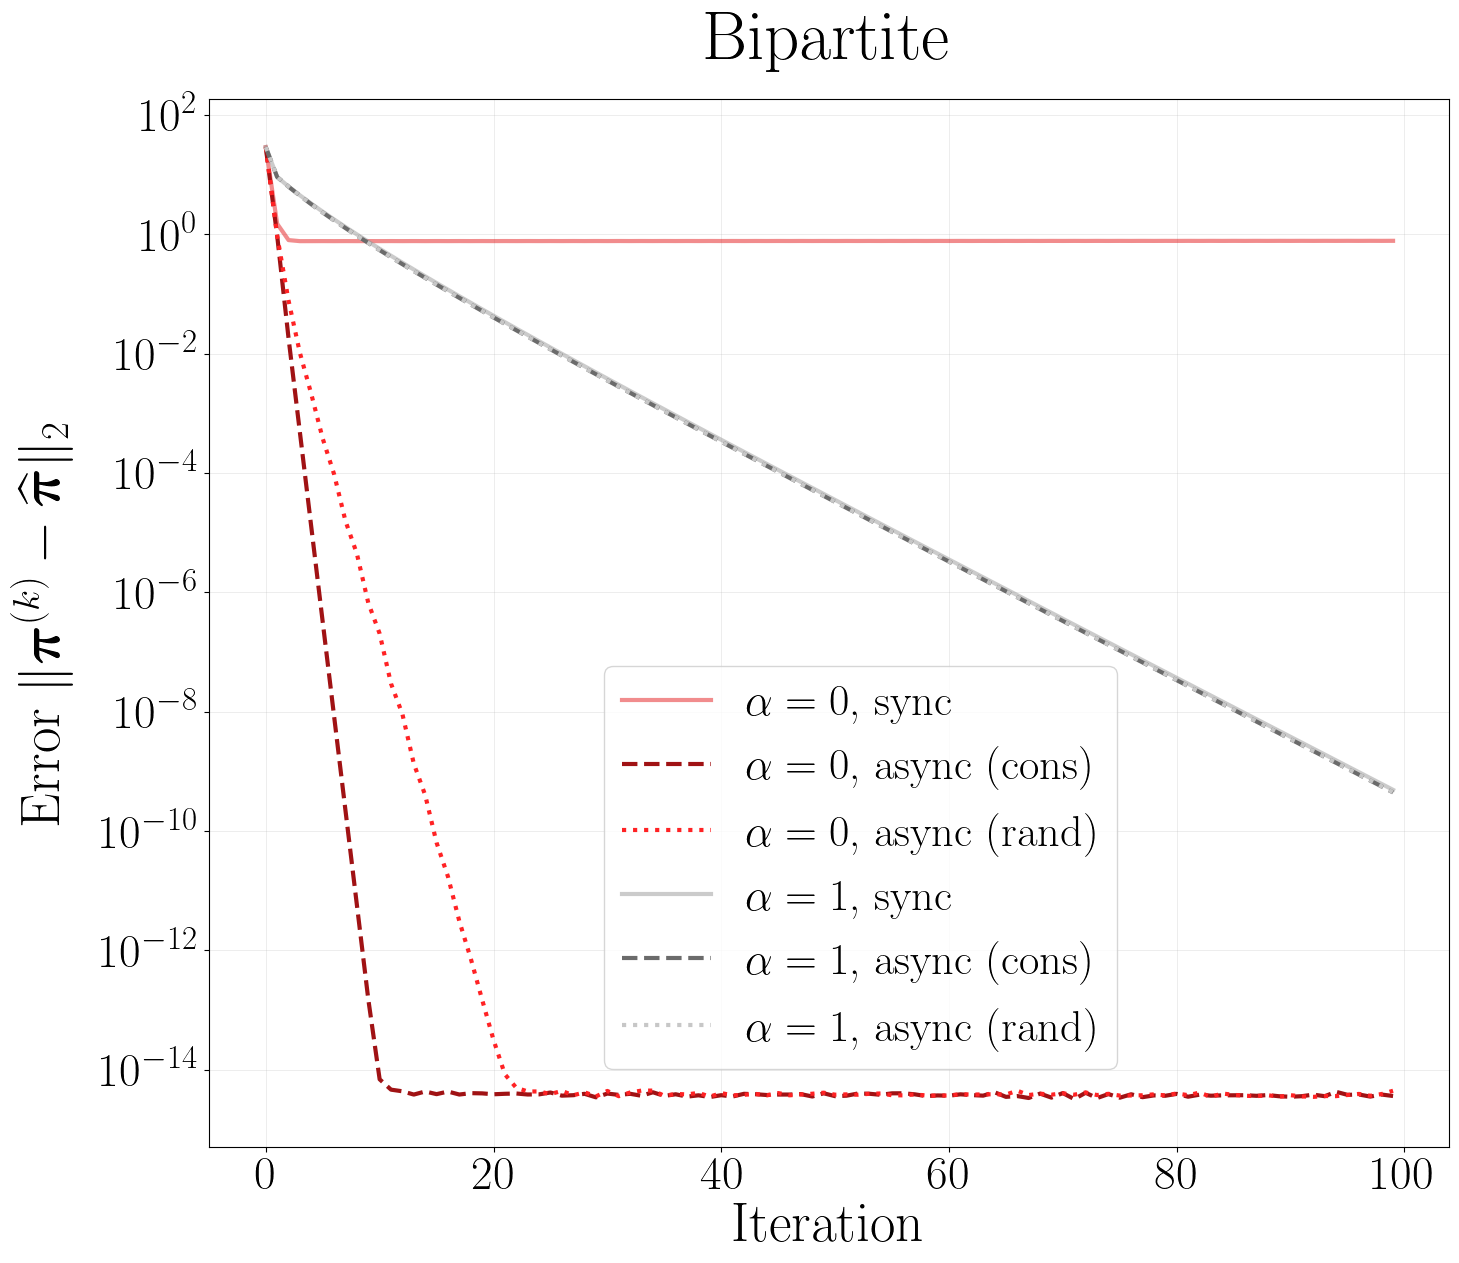
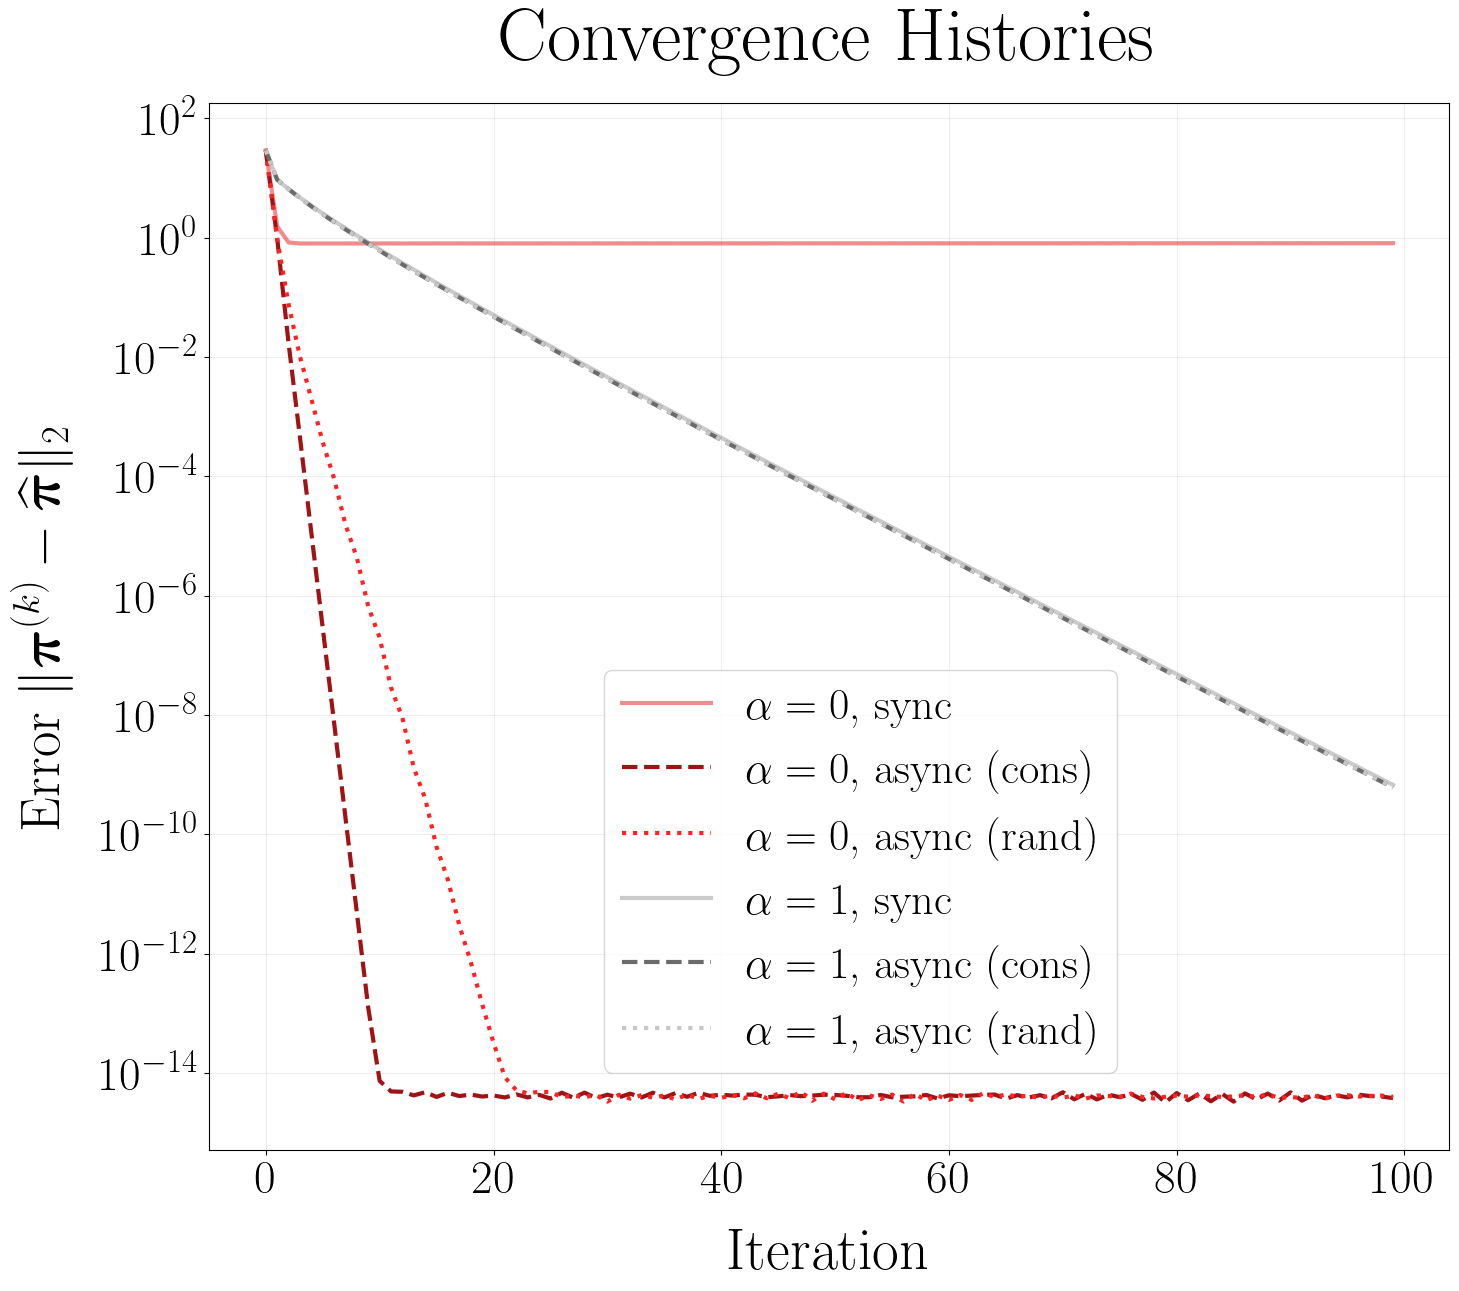
Code edit (unified diff) that turned the first committed figure into the second:
--- before
+++ after
@@ -49,7 +49,7 @@
 
 
-plt.title(r"$\mathrm{Bipartite}$", fontsize=50, color='black', pad=30)
+plt.title(r"$\mathrm{Convergence \ Histories}$", fontsize=54, color='black', pad=30)
 plt.grid(True, linewidth=0.4, alpha=0.4)
-plt.xlabel(r'Iteration', fontsize=40)
+plt.xlabel(r'Iteration', fontsize=42, labelpad=20)
 # --- Referee comment: unify y-axis label across figures ---
 plt.ylabel(r'Error $\|\bm{\pi}^{(k)}-\widehat{\bm{\pi}}\|_2$', fontsize=40, labelpad=20)

Commit: first changes